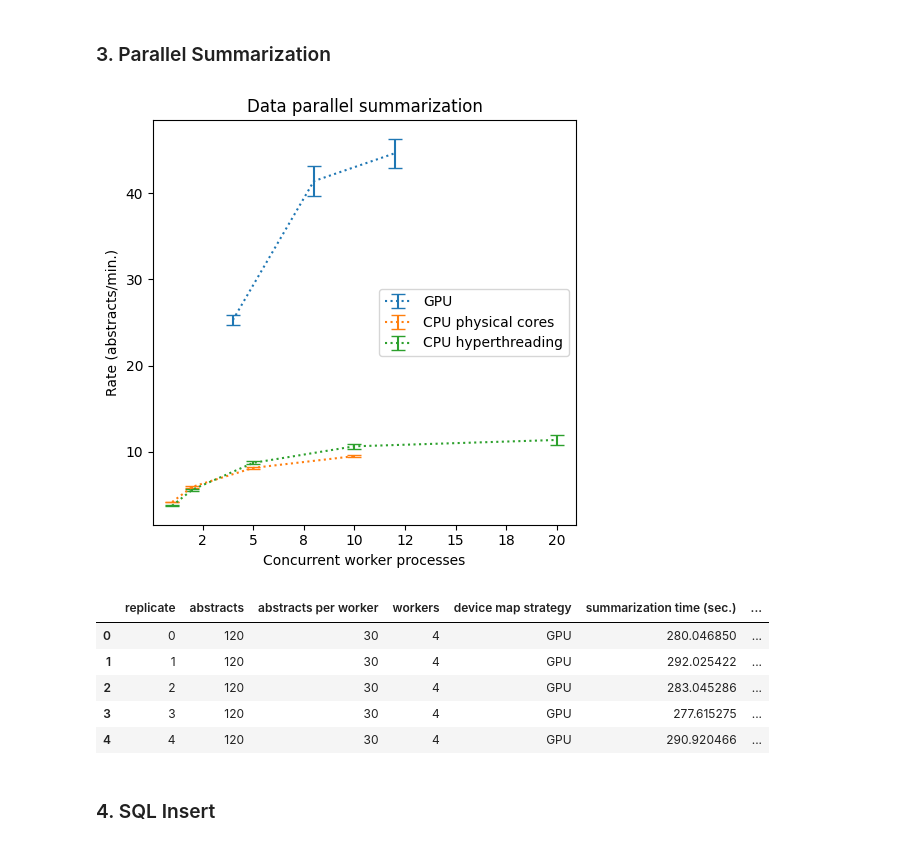
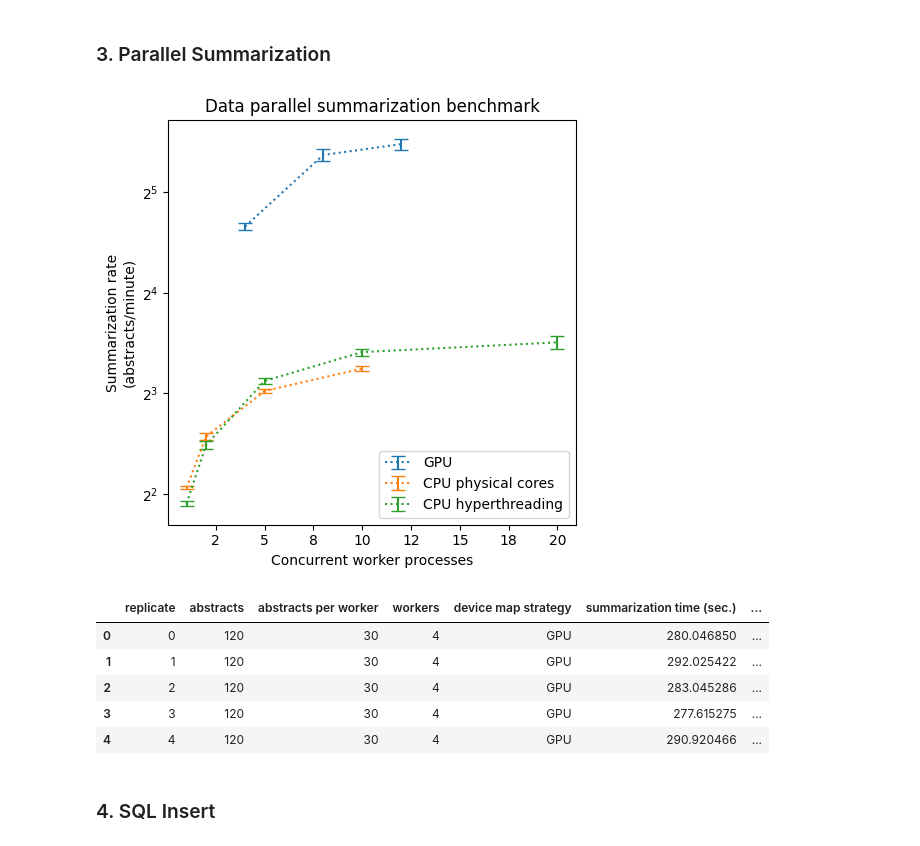
Before and after one commit to gperdrizet/PUBSUM, a Jupyter notebook: pubsum/notebooks/benchmarking_results.ipynb, the cells around one changed output. Saved outputs shown, nothing was run; the diff lists cells and outputs as text; code cells hidden in the pictures.

```diff
--- a/pubsum/notebooks/benchmarking_results.ipynb
+++ b/pubsum/notebooks/benchmarking_results.ipynb
@@ -102,36 +85,37 @@ device_map_strategies = ['GPU', 'CPU physical cores', 'CPU hyperthreading']
 
 fig, axs = plt.subplots(1, 1, figsize=(5, 5), tight_layout=True)
 
 axs.set_title('Data parallel summarization benchmark')
 axs.set_xlabel('Concurrent worker processes')
-axs.set_ylabel('Rate (abstracts/min.)')
+axs.set_ylabel('Summarization rate\n(abstracts/minute)')
+axs.set_yscale('log', base=2)
 axs.xaxis.set_major_formatter(FormatStrFormatter('%.0f'))
 
 for device_map_strategy in device_map_strategies:
 
     plot_data = data[data['device map strategy'] == device_map_strategy]
 
     mean = plot_data.groupby(['device map strategy', 'workers']).mean()
     mean.reset_index(inplace=True)
 
     std = plot_data.groupby(['device map strategy', 'workers']).std()
     std.reset_index(inplace=True)
 
     axs.errorbar(
         mean['workers'],
         mean['summarization rate (abstracts/min.)'],
         yerr=std['summarization rate (abstracts/min.)'],
         capsize=5,
         label=device_map_strategy,
         linestyle='dotted'
     )
 
-plt.legend(loc='center right')
+plt.legend(loc='best')
 plt.show()
 
 data.head()
 # %% [output]
-[figure, old version]
+[figure, new version]
 |  | replicate | abstracts | abstracts per worker | workers | device map strategy | summarization time (sec.) | ... |
 | 0 | 0 | 120 | 30 | 4 | GPU | 280.046850 | ... |
 | 1 | 1 | 120 | 30 | 4 | GPU | 292.025422 | ... |
```
Also changed, not shown: parts of 4 cells of this notebook.
